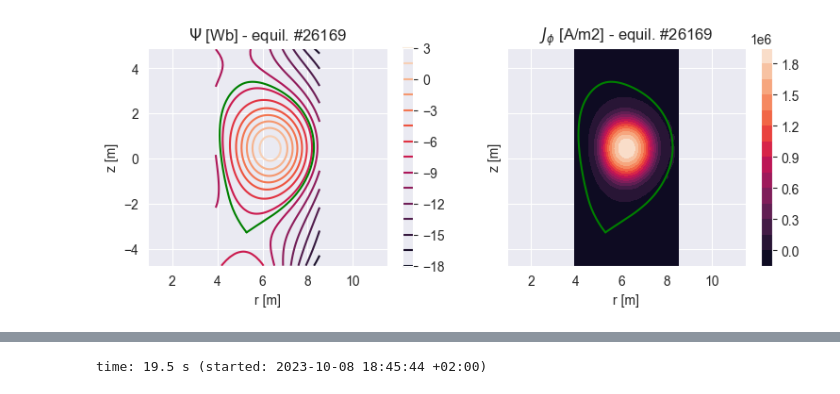
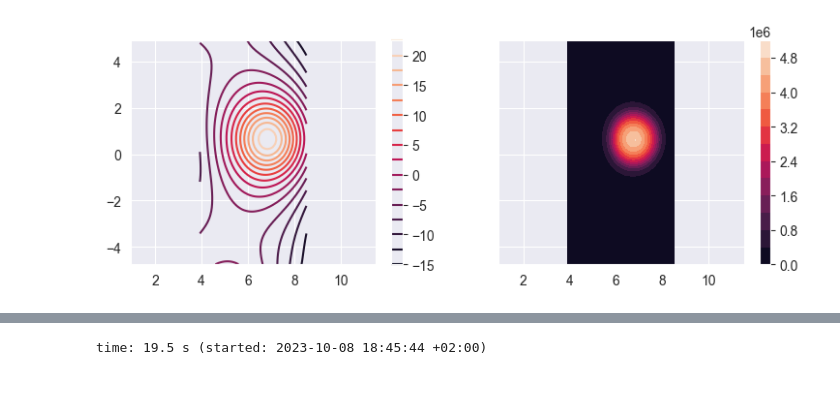
Before and after one commit to matteobonotto/PlaNet_Equil_reconstruction, a Jupyter notebook: notebooks/prepare_data_PlaNet.ipynb, the cells around one changed output, grey strips where cells are left out. Cells and saved outputs as stored; diff of their text form; code cells hidden in the pictures.

Commit message:
model, dataset and trainer

```diff
--- a/notebooks/prepare_data_PlaNet.ipynb
+++ b/notebooks/prepare_data_PlaNet.ipynb
@@ -169,0 +93,3 @@ del data
+# %%
+filename = '/Users/matte/Library/CloudStorage/Dropbox/PhD/RESEARCH_ACTIVITY/ML/Equilibrium_ML/Physics_Informed_AI_plasma_equilibrium/ITER_like_equilibrium_dataset.mat'
+mat = scipy.io.loadmat(filename)
@@ -170,28 +140,12 @@ del data
 # %%
-
-
 for i in range(0,1):
     ind_plot = np.random.randint(0,DB_Jpla_pixel_test_ConvNet.shape[0],1)[0]
     fig, axs = plt.subplots(1, 2, figsize=(9, 3), sharey=True)
     img = axs[0].contour(RR_pixels,ZZ_pixels,DB_psi_pixel_test_ConvNet[ind_plot,:,:],15)
+    axs[0].axis('equal')
     fig.colorbar(img)
-    axs[0].plot(
-        DB_separatrix_200_test_ConvNet[ind_plot,:,0],
-        DB_separatrix_200_test_ConvNet[ind_plot,:,1],
-        c='g')
-    axs[0].axis('equal')
-    axs[0].set_xlabel('r [m]')
-    axs[0].set_ylabel('z [m]')
-    axs[0].set_title('$\Psi$ [Wb] - equil. #{}'.format(ind_plot))
     img = axs[1].contourf(RR_pixels,ZZ_pixels,DB_Jpla_pixel_test_ConvNet[ind_plot,:,:],15)
+    axs[1].axis('equal')
     fig.colorbar(img)
-    axs[1].axis('equal')
-    axs[1].set_title('$J_\phi$ [A/m2] - equil. #{}'.format(ind_plot))
-    axs[1].set_xlabel('r [m]')
-    axs[1].set_ylabel('z [m]')
-    axs[1].plot(
-        DB_separatrix_200_test_ConvNet[ind_plot,:,0],
-        DB_separatrix_200_test_ConvNet[ind_plot,:,1],
-        c='g')
 # %% [output]
-[figure, old version]
+[figure, new version]
```
Also changed, not shown: parts of 32 cells of this notebook, 5 other files.
